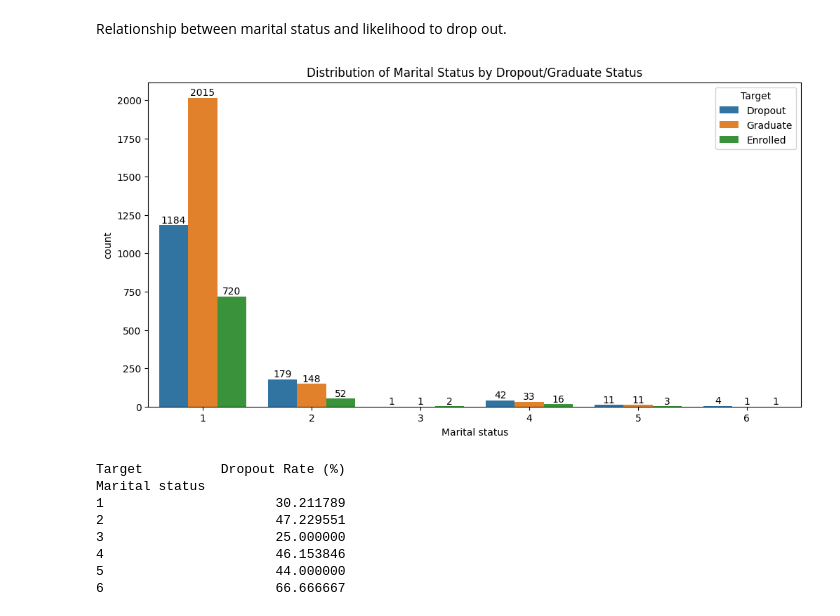
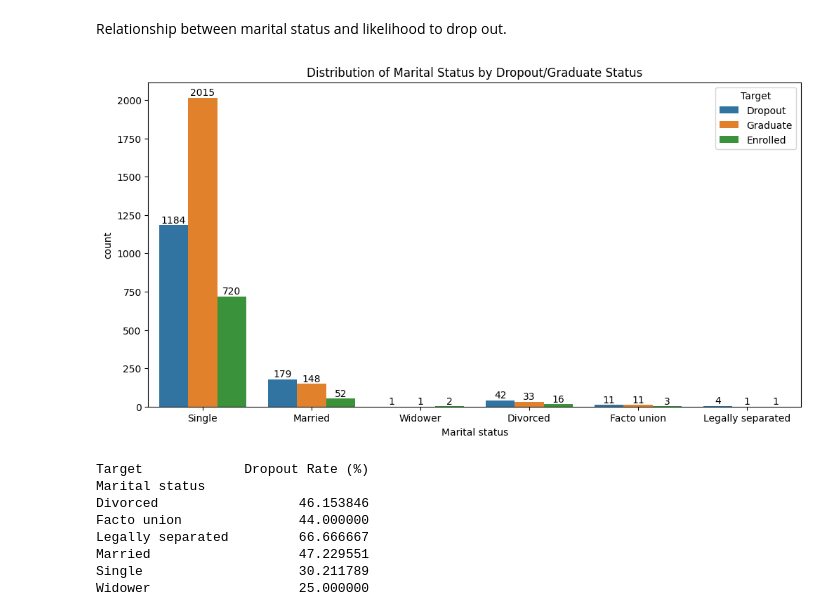
Before and after one commit to KANUBALAD/ML-Fairness-in-School-DropOut-, a Jupyter notebook: Notebooks/EDA of School Dropout Dataset.ipynb, the cells around one changed output. Drawn from its saved outputs; the diff is of its cells as text; code cells hidden in the pictures.

```diff
--- a/Notebooks/EDA of School Dropout Dataset.ipynb
+++ b/Notebooks/EDA of School Dropout Dataset.ipynb
@@ -116,0 +126,16 @@ def annotate_counts(ax):
+# %%
+# Gender replacement
+gender_replace = {
+    1: 'male',
+    0: 'female'
+}
+df_school['Gender'] = df_school['Gender'].replace(gender_replace)
+
+# Nacionality replacement
+nacionality_replace = {
+    1: 'Portuguese', 2: 'German', 3: 'Spanish', 4: 'Italian', 5: 'Dutch', 6: 'English',
+    7: 'Lithuanian', 8: 'Angolan', 9: 'Cape Verdean', 10: 'Guinean', 11: 'Mozambican',
+    12: 'Santomean', 13: 'Turkish', 14: 'Brazilian', 15: 'Romanian', 16: 'Moldova (Republic of)',
+    17: 'Mexican', 18: 'Ukrainian', 19: 'Russian', 20: 'Cuban', 21: 'Colombian'
+}
+df_school['Nacionality'] = df_school['Nacionality'].replace(nacionality_replace)
@@ -206,13 +281,26 @@ Whisker Bottom: 17.00
 # %% [markdown]
 Relationship between marital status and likelihood to drop out.
 # %%
+# Replace the values in 'Marital status'
+marital_mapping = {
+    1: 'Single',
+    2: 'Married',
+    3: 'Widower',
+    4: 'Divorced',
+    5: 'Facto union',
+    6: 'Legally separated'
+}
+
+df_school['Marital status'] = df_school['Marital status'].replace(marital_mapping)
+
+# Plot the distribution
 plt.figure(figsize=(12, 6))
-ax = sns.countplot(x='Marital status', hue='Target', data=df_school)
+ax = sns.countplot(x='Marital status', hue='Target', data=df_school, order=marital_mapping.values())
 plt.title('Distribution of Marital Status by Dropout/Graduate Status')
 annotate_counts(ax)
 plt.show()
 # %% [output]
-[figure, old version]
+[figure, new version]
 # %%
 # Group by 'Marital status' and 'Target'
 grouped = df_school.groupby(['Marital status', 'Target']).size().unstack()
@@ -224,11 +312,11 @@ grouped['Dropout Rate (%)'] = (grouped['Dropout'] / grouped['Total']) * 100
 # Display the resulting DataFrame with the correct dropout rate
 print(grouped[['Dropout Rate (%)']])
 # %% [output]
-Target          Dropout Rate (%)
+Target             Dropout Rate (%)
 Marital status
-1                      30.211789
-2                      47.229551
-3                      25.000000
-4                      46.153846
-5                      44.000000
-6                      66.666667
+Divorced                  46.153846
+Facto union               44.000000
+Legally separated         66.666667
+Married                   47.229551
+Single                    30.211789
+Widower                   25.000000
```
Also changed, not shown: parts of 30 cells of this notebook.
